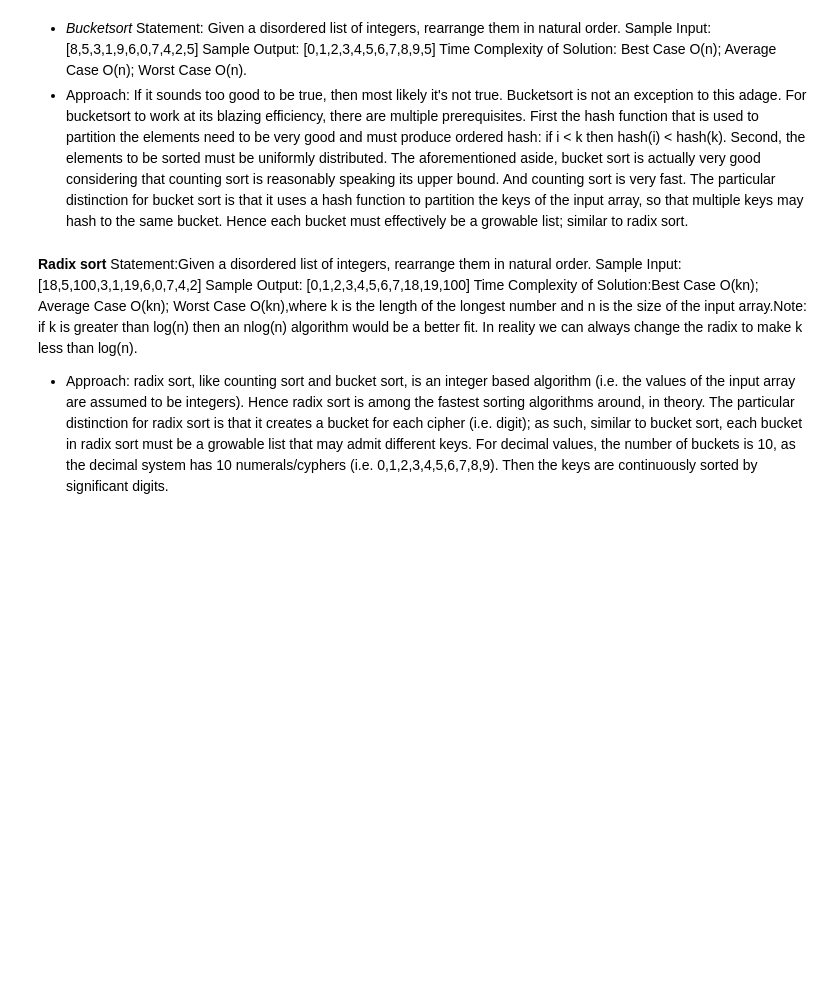
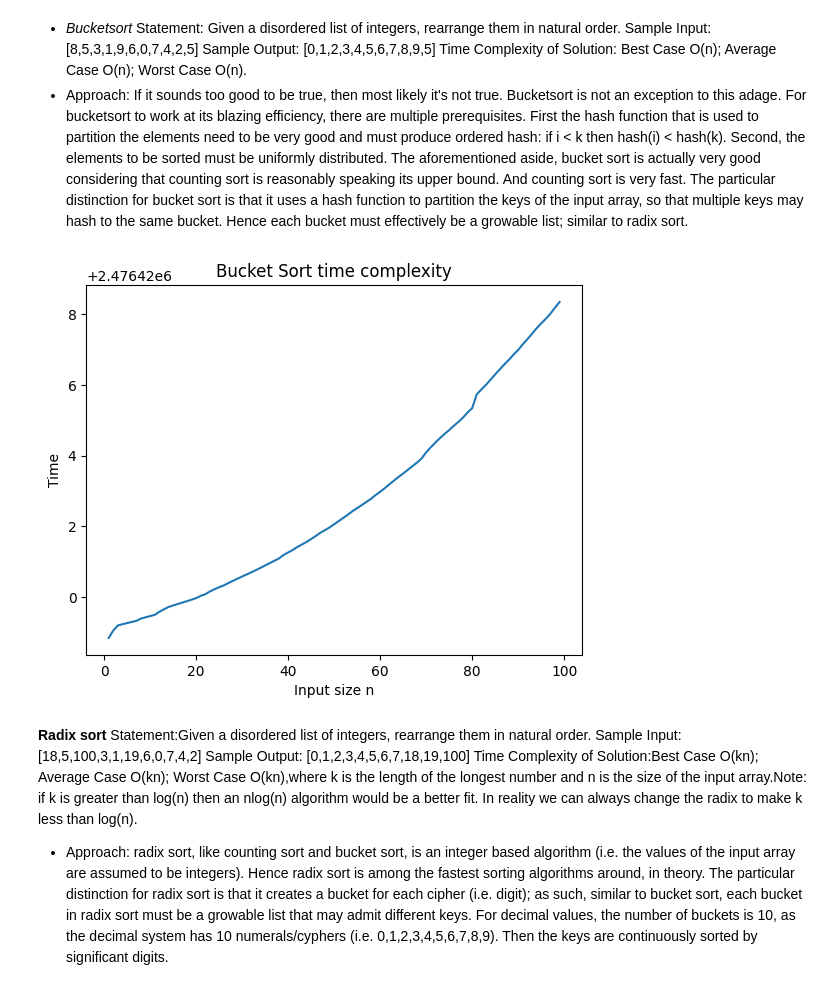
Before and after one commit to AtharvaG-1222/APS-LAB, a Jupyter notebook: Lab_6.ipynb, the cells around one changed output. Cells and saved outputs as stored; diff of their text form; code cells hidden in the pictures; blank space fills up the shorter version.

```diff
--- a/Lab_6.ipynb
+++ b/Lab_6.ipynb
@@ -88,3 +86,44 @@ similar to radix sort.
+# %%
+#write code for above cell and compute the running time and also plot graph.
+
+def bsort(arr):
+  n=len(arr)
+  ma=max(arr)
+
+  newb=[[] for i in range(n)]
+
+  # newb=list(list()*n)
+
+  for i in arr:
+    id=(i*n)//(ma+1)
+    newb[id].append(i)
+
+  for b in newb:
+    b.sort()
+
+  k=0
+  for i in newb:
+    for j in i:
+      arr[k]=j
+      k+=1
+  return arr
+
+
+nv=list(range(1,100))
+tv=[]
+for n in nv:
+  arr=np.array(random.randint(0,100,n))
+  s=timeit.default_timer()
+  arr=bsort(arr)
+  tv.append((timeit.default_timer())*1000 - s)
+
+plt.plot(nv,tv)
+plt.xlabel("Input size n")
+plt.ylabel("Time")
+plt.title("Bucket Sort time complexity")
+plt.show()
+# %% [output]
+[figure, added]
 # %% [markdown]
 **Radix sort**
 Statement:Given a disordered list of integers, rearrange them in natural order.
```
Also changed, not shown: parts of 3 cells of this notebook.
